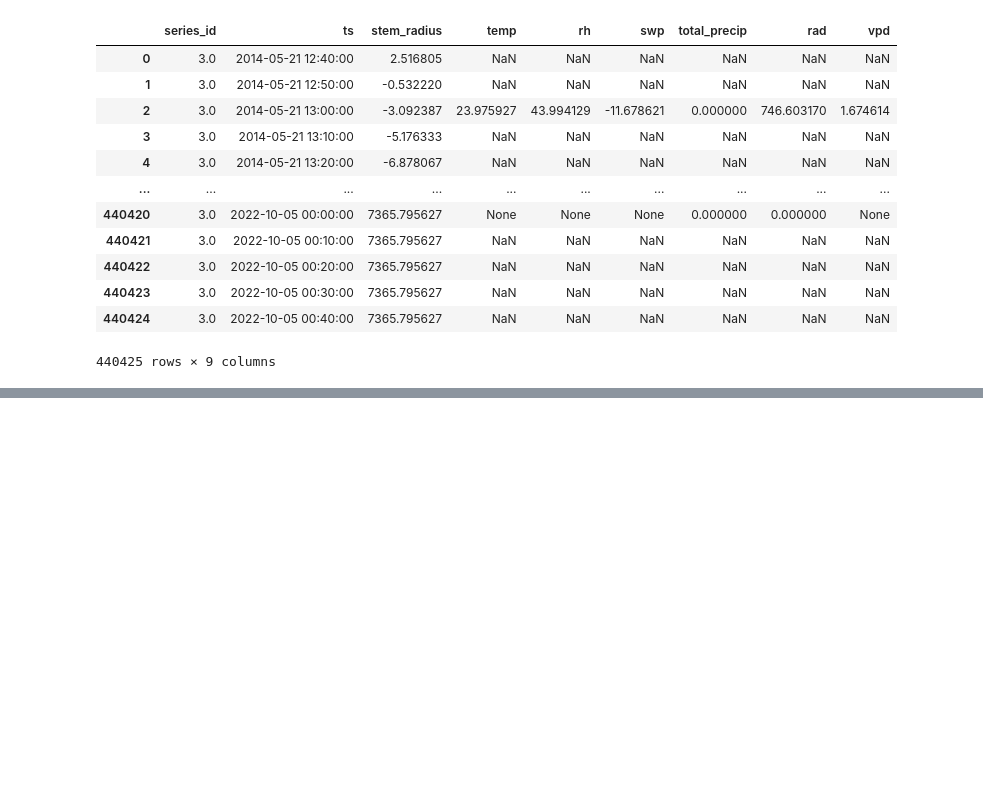
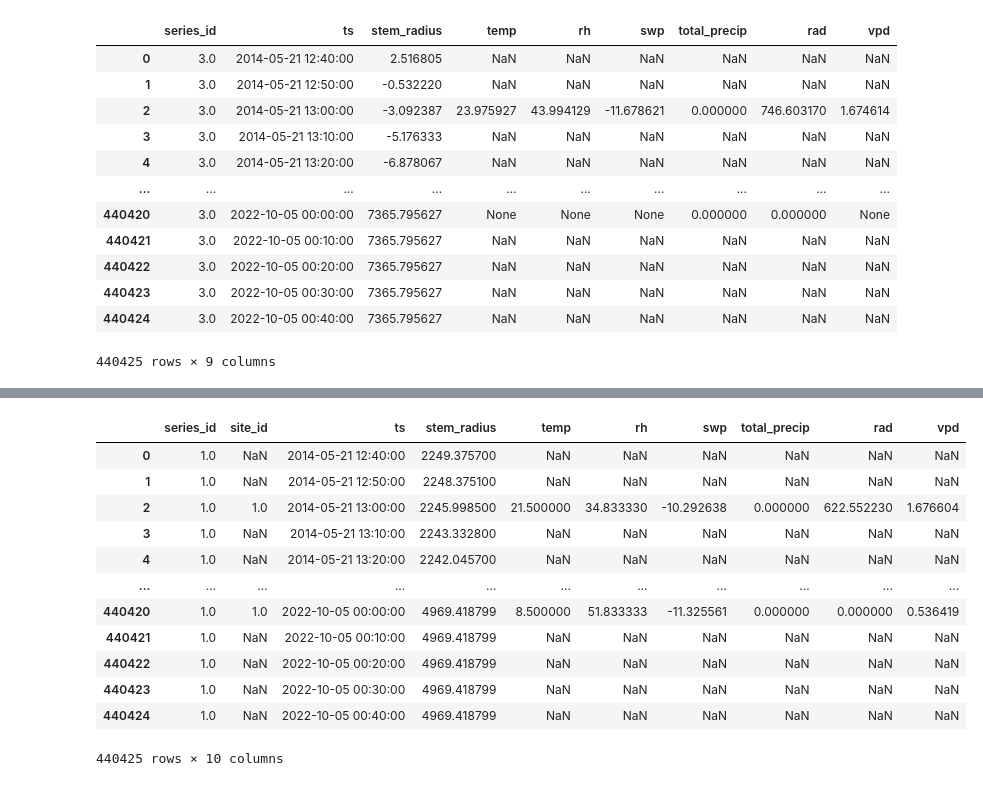
Before and after one commit to treenet/treenetai, a Jupyter notebook: task_scripts/raw_data_elaboration.ipynb, the cells around one changed output, grey strips where cells are left out. Cells and saved outputs as stored; diff of their text form; code cells hidden in the pictures; blank space fills up the shorter version.

Commit message:
data conversion

```diff
--- a/task_scripts/raw_data_elaboration.ipynb
+++ b/task_scripts/raw_data_elaboration.ipynb
@@ -194,0 +175,14 @@ NameError: name 'df' is not defined
+# %%
+df = {} # Initialize dictionary
+
+for key, value in dendro.items():
+    if len(value) > 0:
+        a = pd.merge(value, clima[meta_id[key].site_id], on = "ts", how = "outer")
+        b = a [a.value.first_valid_index():a.value.last_valid_index()]
+        c = b[["series_id", "site_id", "ts", "value", "temp", "rh", "swp", "total_precip", "rad", "vpd"]].rename(columns={"value": "stem_radius"})
+        start = c.ts.iloc[0]
+        end = c.ts.iloc[-1]
+        complete_times = {'ts': pd.date_range(start=start, end=end, freq='10Min')}
+
+        d = pd.merge(c, pd.DataFrame(complete_times), on = "ts", how = "outer")
+        df[key] = d
@@ -194,0 +205,16 @@ NameError: name 'df' is not defined
+# %%
+df[1]
+# %% [output]
+|  | series_id | site_id | ts | stem_radius | temp | rh | swp | total_precip | rad | vpd |
+| 0 | 1.0 | NaN | 2014-05-21 12:40:00 | 2249.375700 | NaN | NaN | NaN | NaN | NaN | NaN |
+| 1 | 1.0 | NaN | 2014-05-21 12:50:00 | 2248.375100 | NaN | NaN | NaN | NaN | NaN | NaN |
+| 2 | 1.0 | 1.0 | 2014-05-21 13:00:00 | 2245.998500 | 21.500000 | 34.833330 | -10.292638 | 0.000000 | 622.552230 | 1.676604 |
+| 3 | 1.0 | NaN | 2014-05-21 13:10:00 | 2243.332800 | NaN | NaN | NaN | NaN | NaN | NaN |
+| 4 | 1.0 | NaN | 2014-05-21 13:20:00 | 2242.045700 | NaN | NaN | NaN | NaN | NaN | NaN |
+| ... | ... | ... | ... | ... | ... | ... | ... | ... | ... | ... |
+| 440420 | 1.0 | 1.0 | 2022-10-05 00:00:00 | 4969.418799 | 8.500000 | 51.833333 | -11.325561 | 0.000000 | 0.000000 | 0.536419 |
+| 440421 | 1.0 | NaN | 2022-10-05 00:10:00 | 4969.418799 | NaN | NaN | NaN | NaN | NaN | NaN |
+| 440422 | 1.0 | NaN | 2022-10-05 00:20:00 | 4969.418799 | NaN | NaN | NaN | NaN | NaN | NaN |
+| 440423 | 1.0 | NaN | 2022-10-05 00:30:00 | 4969.418799 | NaN | NaN | NaN | NaN | NaN | NaN |
+| 440424 | 1.0 | NaN | 2022-10-05 00:40:00 | 4969.418799 | NaN | NaN | NaN | NaN | NaN | NaN |
+440425 rows × 10 columns
```
Also changed, not shown: parts of 6 cells of this notebook, 2 other files.
